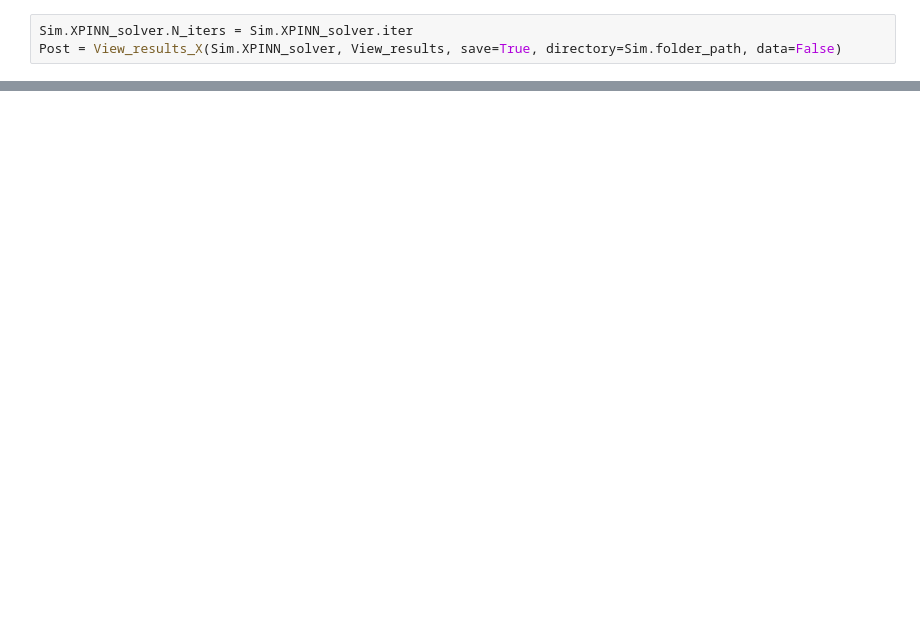
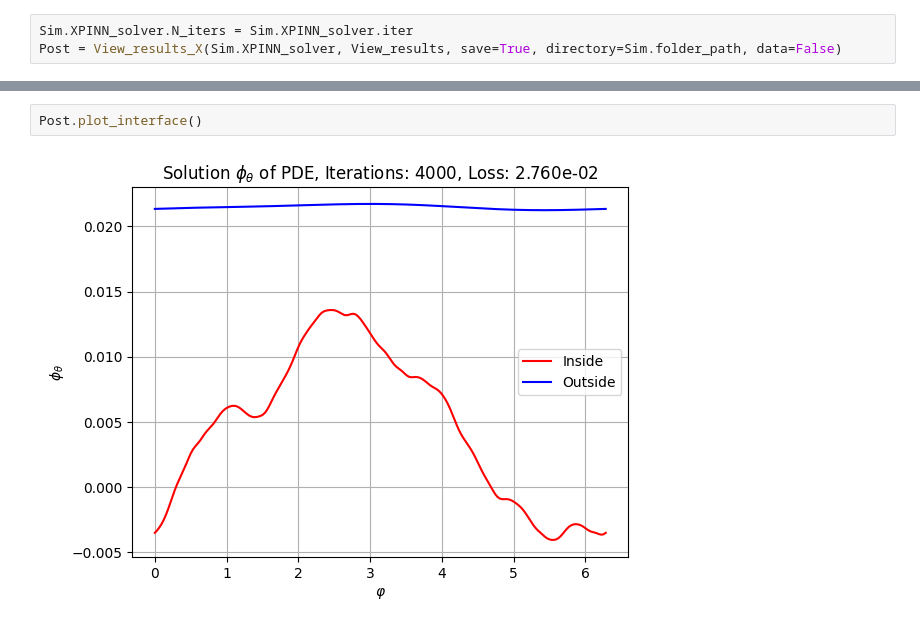
Before and after one commit to MartinAchondo/XPPBE, a Jupyter notebook: utils3d/Post/postprocessing_X.ipynb, the cells around one changed output, grey strips where cells are left out. Cells and saved outputs as stored; diff of their text form; blank space fills up the shorter version.

```diff
--- a/utils3d/Post/postprocessing_X.ipynb
+++ b/utils3d/Post/postprocessing_X.ipynb
@@ -172 +172,5 @@ Post.plot_loss_history(plot_w=True)
+# %%
+Post.plot_interface()
+# %% [output]
+[figure, added]
 # %%
```
Also changed, not shown: parts of 7 cells of this notebook, 4 other files.
